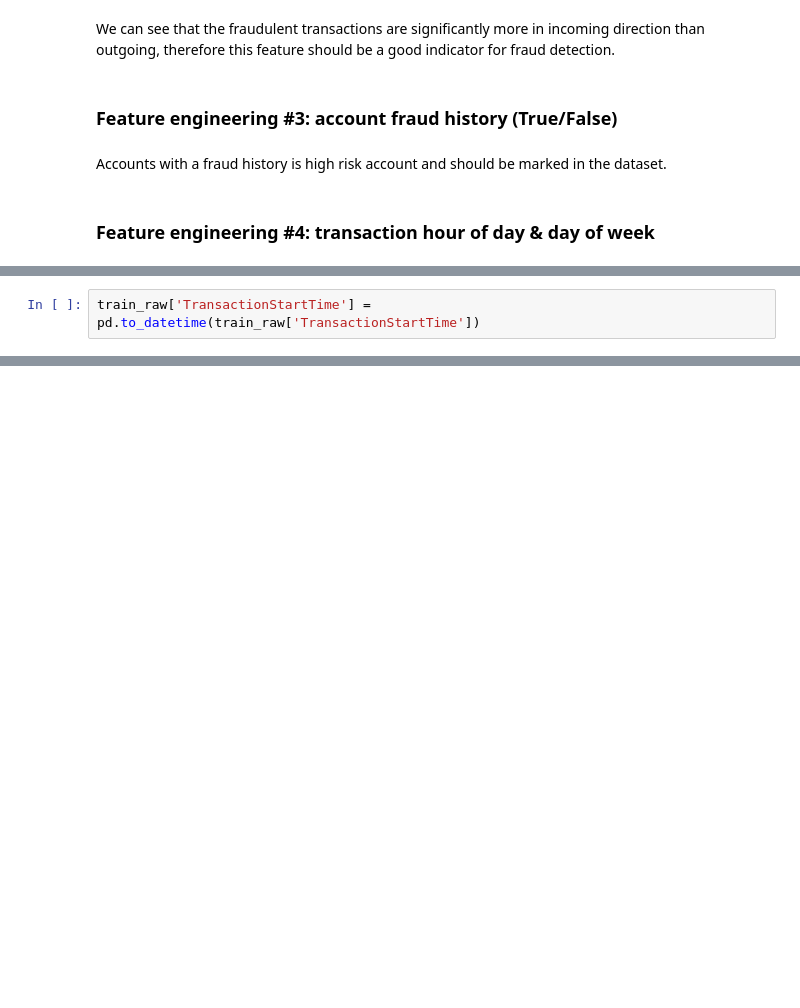
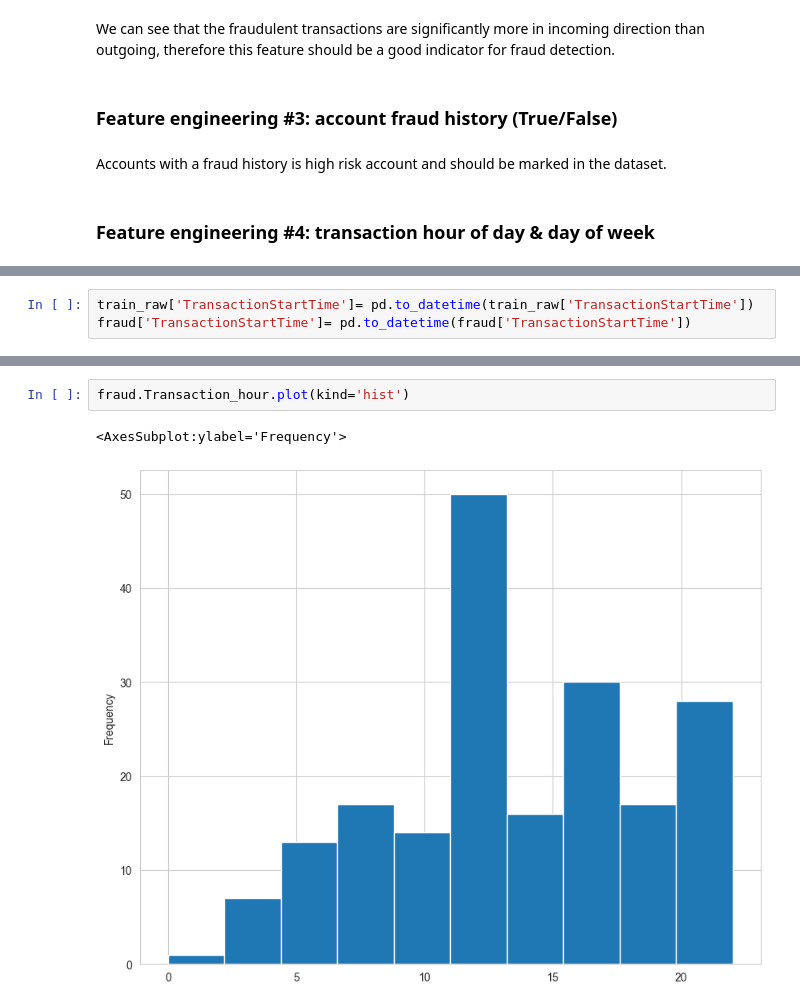
Before and after one commit to Ivyloeou/ML_Xente_Fraud_Detection, a Jupyter notebook: 1-EDA-and-baseline-model.ipynb, the cells around one changed output, grey strips where cells are left out. Cells and saved outputs as stored; diff of their text form; blank space fills up the shorter version.

```diff
--- a/1-EDA-and-baseline-model.ipynb
+++ b/1-EDA-and-baseline-model.ipynb
@@ -275,2 +282,3 @@ It is likely that fraudulent cases happen at certain hours of a day (especially
 # %%
-train_raw['TransactionStartTime'] =  pd.to_datetime(train_raw['TransactionStartTime'])
+train_raw['TransactionStartTime']= pd.to_datetime(train_raw['TransactionStartTime'])
+fraud['TransactionStartTime']= pd.to_datetime(fraud['TransactionStartTime'])
@@ -276,0 +300,5 @@ train_raw['TransactionStartTime'] =  pd.to_datetime(train_raw['TransactionStartT
+# %%
+fraud.Transaction_hour.plot(kind='hist')
+# %% [output]
+<AxesSubplot:ylabel='Frequency'>
+[figure, added]
```
Also changed, not shown: parts of 38 cells of this notebook, 1 other file.
